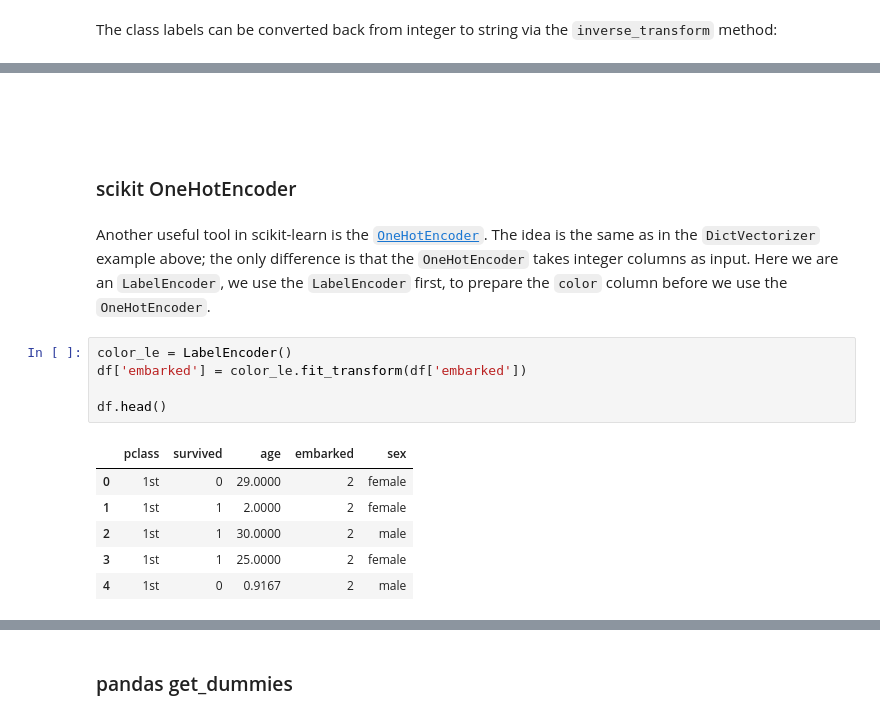
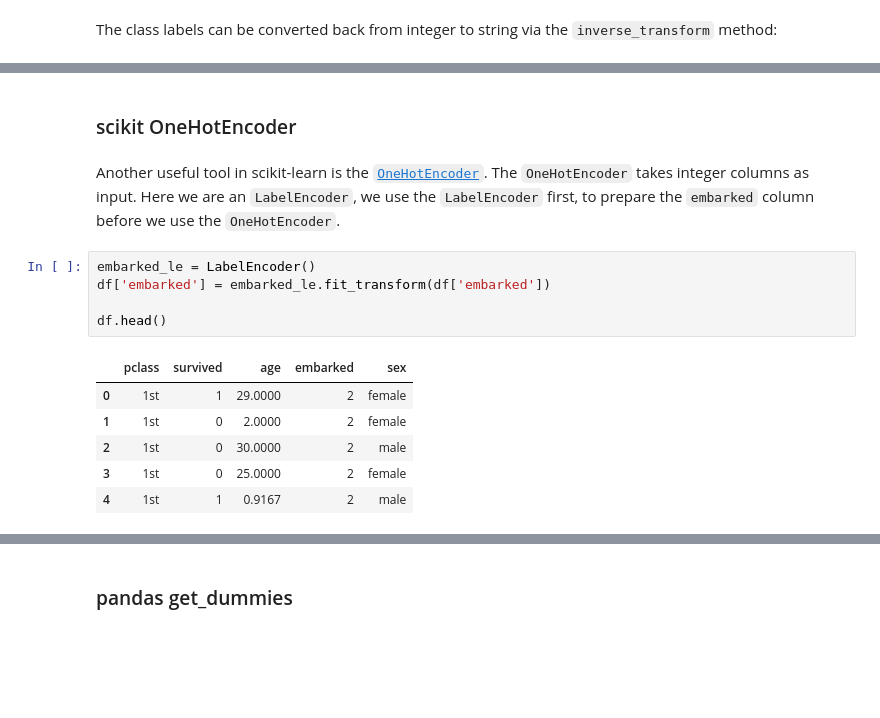
Before and after one commit to izmendi/CursoML, a Jupyter notebook: Notebooks/02_feature_encoding.ipynb, the cells around one changed output, grey strips where cells are left out. Drawn from its saved outputs; the diff is of its cells as text; blank space fills up the shorter version.

```diff
--- a/Notebooks/02_feature_encoding.ipynb
+++ b/Notebooks/02_feature_encoding.ipynb
@@ -281,22 +180,19 @@ df_new.head()
-# %% [markdown]
-<br>
-<br>
 # %% [markdown]
 ### scikit OneHotEncoder
 # %% [markdown]
-Another useful tool in scikit-learn is the [`OneHotEncoder`](http://scikit-learn.org/stable/modules/generated/sklearn.preprocessing.OneHotEncoder.html). The idea is the same as in the `DictVectorizer` example above; the only difference is that the `OneHotEncoder` takes integer columns as input. Here we are an `LabelEncoder`, we use the `LabelEncoder` first, to prepare the `color` column before we use the `OneHotEncoder`.
+Another useful tool in scikit-learn is the [`OneHotEncoder`](http://scikit-learn.org/stable/modules/generated/sklearn.preprocessing.OneHotEncoder.html). The `OneHotEncoder` takes integer columns as input. Here we are an `LabelEncoder`, we use the `LabelEncoder` first, to prepare the `embarked` column before we use the `OneHotEncoder`.
 # %%
-color_le = LabelEncoder()
-df['embarked'] = color_le.fit_transform(df['embarked'])
+embarked_le = LabelEncoder()
+df['embarked'] = embarked_le.fit_transform(df['embarked'])
 
 df.head()
 # %% [output]
 |  | pclass | survived | age | embarked | sex |
-| 0 | 1st | 0 | 29.0000 | 2 | female |
-| 1 | 1st | 1 | 2.0000 | 2 | female |
-| 2 | 1st | 1 | 30.0000 | 2 | male |
-| 3 | 1st | 1 | 25.0000 | 2 | female |
-| 4 | 1st | 0 | 0.9167 | 2 | male |
+| 0 | 1st | 1 | 29.0000 | 2 | female |
+| 1 | 1st | 0 | 2.0000 | 2 | female |
+| 2 | 1st | 0 | 30.0000 | 2 | male |
+| 3 | 1st | 0 | 25.0000 | 2 | female |
+| 4 | 1st | 1 | 0.9167 | 2 | male |
 # %%
 from sklearn.preprocessing import OneHotEncoder
 ohe = OneHotEncoder(sparse=False)
```
Also changed, not shown: parts of 52 cells of this notebook, 8 other files.
